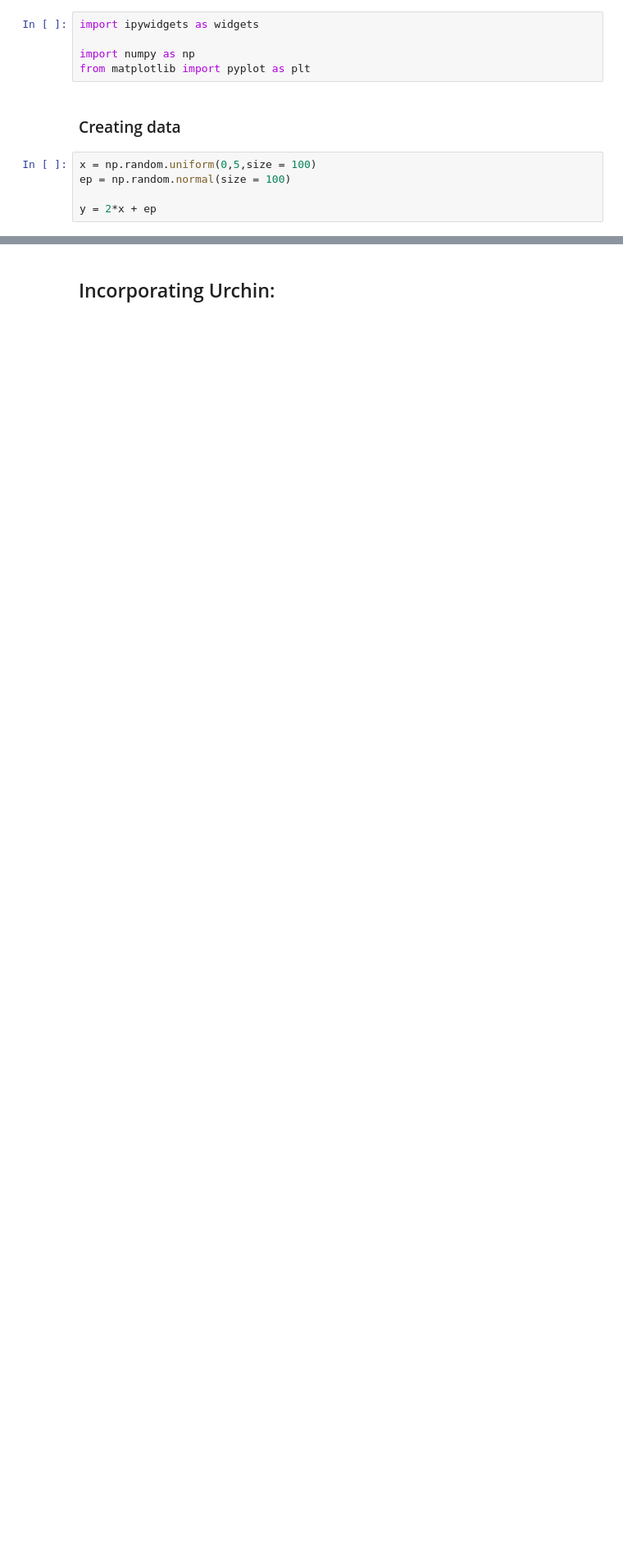
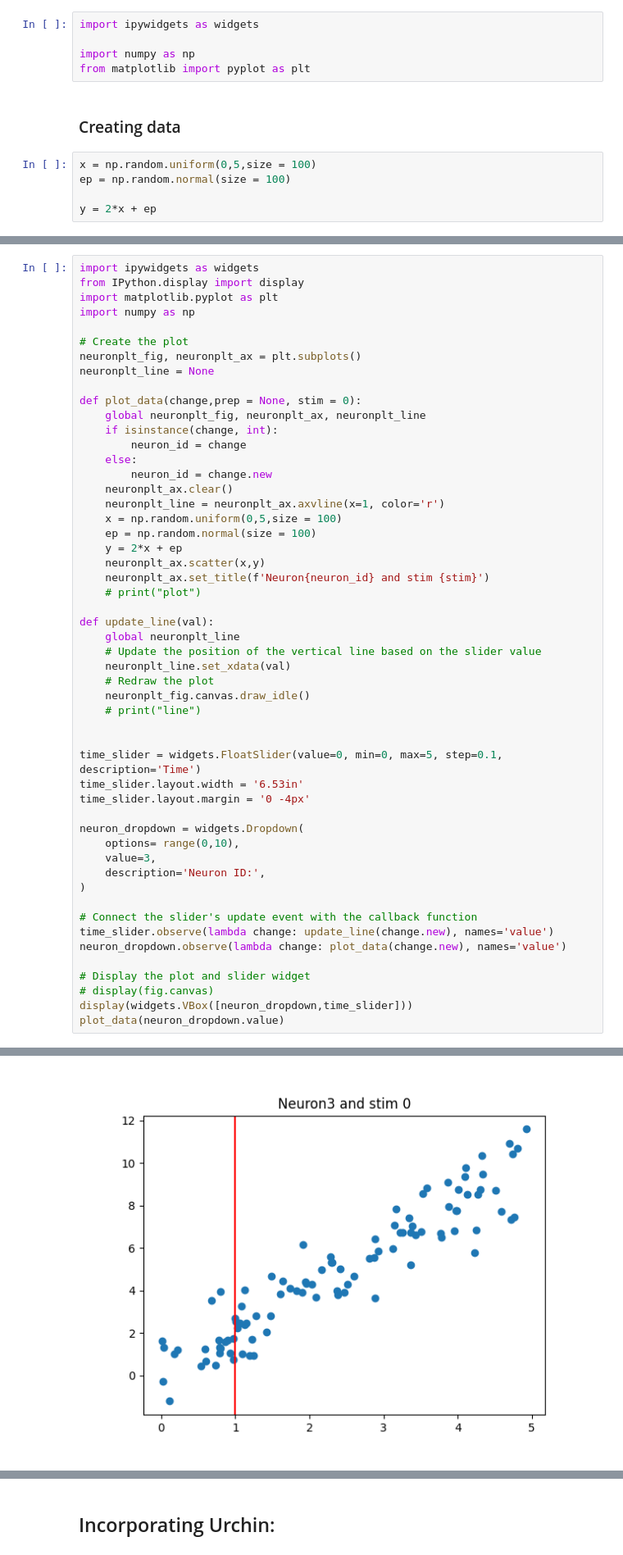
Before and after one commit to VirtualBrainLab/urchin-examples, a Jupyter notebook: li_2024/slider_demo+probes.ipynb, the cells around one changed output, grey strips where cells are left out. Shown at 82% size. Drawn from its saved outputs; the diff is of its cells as text; blank space fills up the shorter version.

Commit message:
functional dropdown + slider demo

```diff
--- a/li_2024/slider_demo+probes.ipynb
+++ b/li_2024/slider_demo+probes.ipynb
@@ -25,0 +31,53 @@ interactive(children=(FloatSlider(value=1.0, description='t', max=5.0, step=0.01
+# %%
+import ipywidgets as widgets
+from IPython.display import display
+import matplotlib.pyplot as plt
+import numpy as np
+
+# Create the plot
+neuronplt_fig, neuronplt_ax = plt.subplots()
+neuronplt_line = None
+
+def plot_data(change,prep = None, stim = 0):
+    global neuronplt_fig, neuronplt_ax, neuronplt_line
+    if isinstance(change, int):
+        neuron_id = change
+    else:
+        neuron_id = change.new
+    neuronplt_ax.clear()
+    neuronplt_line = neuronplt_ax.axvline(x=1, color='r')
+    x = np.random.uniform(0,5,size = 100)
+    ep = np.random.normal(size = 100)
+    y = 2*x + ep
+    neuronplt_ax.scatter(x,y)
+    neuronplt_ax.set_title(f'Neuron{neuron_id} and stim {stim}')
+    # print("plot")
+
+def update_line(val):
+    global neuronplt_line
+    # Update the position of the vertical line based on the slider value
+    neuronplt_line.set_xdata(val)
+    # Redraw the plot
+    neuronplt_fig.canvas.draw_idle()
+    # print("line")
+
+
+time_slider = widgets.FloatSlider(value=0, min=0, max=5, step=0.1, description='Time')
+time_slider.layout.width = '6.53in'
+time_slider.layout.margin = '0 -4px'
+
+neuron_dropdown = widgets.Dropdown(
+    options= range(0,10),
+    value=3,
+    description='Neuron ID:',
+)
+
+# Connect the slider's update event with the callback function
+time_slider.observe(lambda change: update_line(change.new), names='value')
+neuron_dropdown.observe(lambda change: plot_data(change.new), names='value')
+
+# Display the plot and slider widget
+# display(fig.canvas)
+display(widgets.VBox([neuron_dropdown,time_slider]))
+plot_data(neuron_dropdown.value)
+# %% [output]
@@ -25,0 +86 @@ interactive(children=(FloatSlider(value=1.0, description='t', max=5.0, step=0.01
+[figure, added]
```
Also changed, not shown: parts of 8 cells of this notebook.
